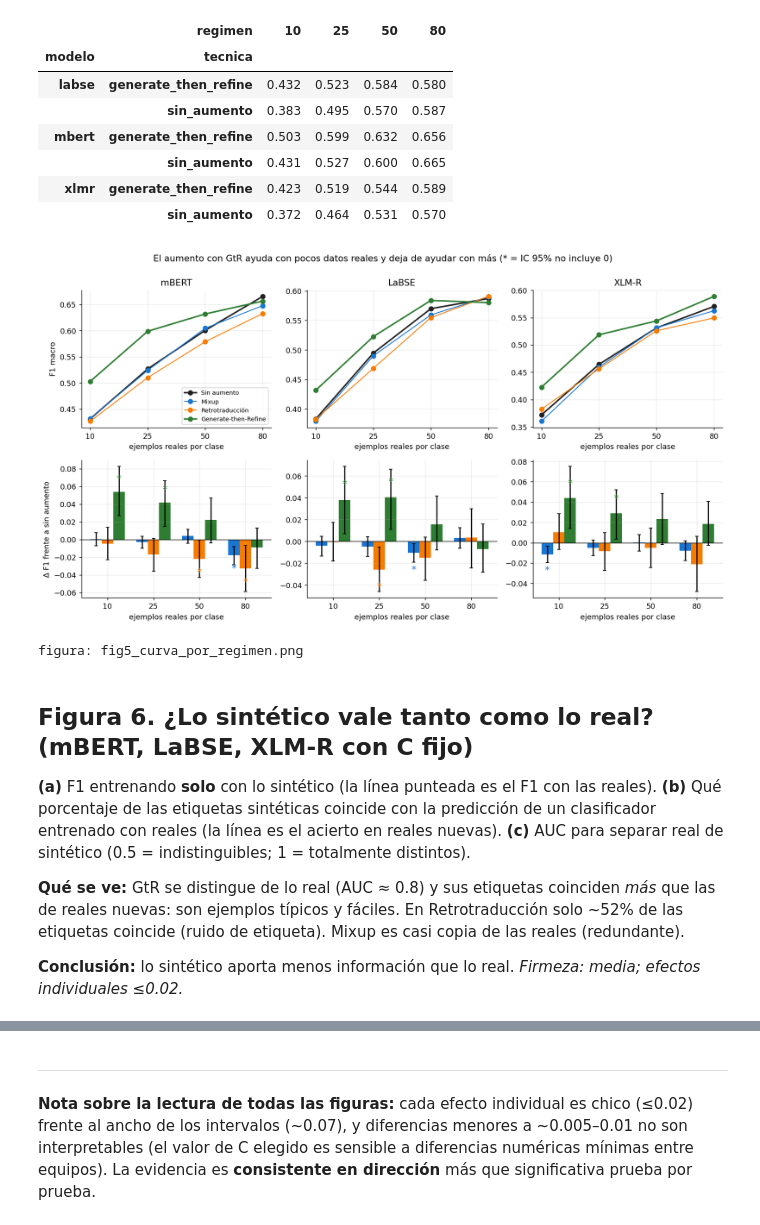
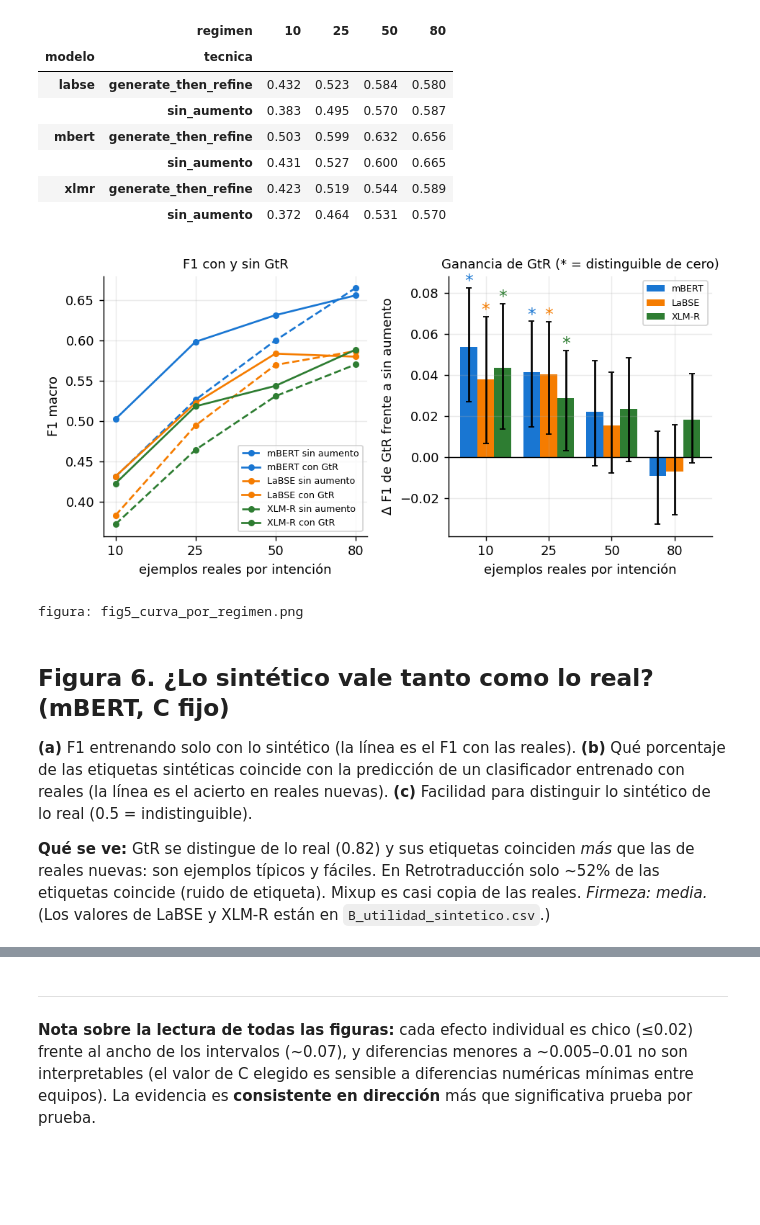
Before and after one commit to LhiaHC/shiwilu-tesis, a Jupyter notebook: oe2_aumento_de_datos/analisis_resultados/analisis_resultados_oe2.ipynb, the cells around one changed output, grey strips where cells are left out. Saved outputs shown, nothing was run; the diff lists cells and outputs as text; code cells hidden in the pictures; blank space fills up the shorter version.

```diff
--- a/oe2_aumento_de_datos/analisis_resultados/analisis_resultados_oe2.ipynb
+++ b/oe2_aumento_de_datos/analisis_resultados/analisis_resultados_oe2.ipynb
@@ -224,38 +222,34 @@ RR[RR.tecnica.isin(['sin_aumento','generate_then_refine'])].pivot_table(index=['
 | xlmr | generate_then_refine | 0.423 | 0.519 | 0.544 | 0.589 |
 |  | sin_aumento | 0.372 | 0.464 | 0.531 | 0.570 |
 # %%
-fig, ejes = plt.subplots(2, 3, figsize=(13, 7))
-POS = {10: 0, 25: 1, 50: 2, 80: 3}
-for j, m in enumerate(MOD):
-    ax = ejes[0, j]
-    for t in TEC:
+MC = {"mbert": "#1976d2", "labse": "#f57c00", "xlmr": "#2e7d32"}
+RR = pd.read_csv(REG / "resumen_por_regimen.csv"); RD = pd.read_csv(REG / "comparacion_pareada.csv")
+fig, ejes = plt.subplots(1, 2, figsize=(7.4, 3.7))
+ax = ejes[0]
+for m in MOD:
+    for t, ls, lab in (("sin_aumento", "--", "sin aumento"), ("generate_then_refine", "-", "con GtR")):
         g = RR[(RR.modelo == m) & (RR.tecnica == t)].sort_values("regimen")
-        ax.plot([POS[r] for r in g.regimen], g.f1_macro, marker="o", color=COL[t], label=TNOM[t], lw=2 if t in ("sin_aumento", "generate_then_refine") else 1.2)
-    ax.set_title(NOM[m]); ax.set_xticks(range(4)); ax.set_xticklabels(["10", "25", "50", "80"]); ax.set_xlabel("ejemplos reales por clase")
-    if j == 0:
-        ax.set_ylabel("F1 macro"); ax.legend(fontsize=8)
-    ax = ejes[1, j]
-    for k, t in enumerate(TEC[1:]):
-        g = RD[(RD.modelo == m) & (RD.tecnica == t)].sort_values("regimen")
-        xs = np.arange(4) + (k - 1) * 0.25
-        ax.bar(xs, g.dif_vs_sin_aumento, 0.25, color=COL[t], yerr=[g.dif_vs_sin_aumento - g.ic95_bajo, g.ic95_alto - g.dif_vs_sin_aumento], capsize=2, label=TNOM[t])
-        for xi, d, s in zip(xs, g.dif_vs_sin_aumento, g.distinguible_de_cero):
-            if s:
-                ax.text(xi, d + (0.012 if d > 0 else -0.018), "*", ha="center", fontsize=13, color=COL[t])
-    ax.axhline(0, color="k", lw=0.8); ax.set_xticks(range(4)); ax.set_xticklabels(["10", "25", "50", "80"]); ax.set_xlabel("ejemplos reales por clase")
-    if j == 0:
-        ax.set_ylabel("Δ F1 frente a sin aumento")
-fig.suptitle("El aumento con GtR ayuda con pocos datos reales y deja de ayudar con más (* = IC 95% no incluye 0)", y=1.0)
+        ax.plot(range(4), g.f1_macro, ls=ls, marker="o", ms=4, color=MC[m], label=f"{NOM[m]} {lab}")
+ax.set_xticks(range(4)); ax.set_xticklabels(["10", "25", "50", "80"]); ax.set_xlabel("ejemplos reales por intención"); ax.set_ylabel("F1 macro")
+ax.set_title("F1 con y sin GtR", fontsize=10); ax.legend(fontsize=7, loc="lower right")
+ax = ejes[1]
+for k, m in enumerate(MOD):
+    g = RD[(RD.modelo == m) & (RD.tecnica == "generate_then_refine")].sort_values("regimen")
+    xs = np.arange(4) + (k - 1) * 0.27
+    ax.bar(xs, g.dif_vs_sin_aumento, 0.27, color=MC[m], yerr=[g.dif_vs_sin_aumento - g.ic95_bajo, g.ic95_alto - g.dif_vs_sin_aumento], capsize=2, label=NOM[m])
+    for xi, top, s in zip(xs, g.ic95_alto, g.distinguible_de_cero):
+        if s:
+            ax.text(xi, top + 0.001, "*", ha="center", fontsize=13, color=MC[m])
+ax.axhline(0, color="k", lw=0.8); ax.set_xticks(range(4)); ax.set_xticklabels(["10", "25", "50", "80"]); ax.set_xlabel("ejemplos reales por intención")
+ax.set_ylabel("Δ F1 de GtR frente a sin aumento"); ax.set_title("Ganancia de GtR (* = distinguible de cero)", fontsize=10); ax.legend(fontsize=7, loc="upper right")
 guardar(fig, "fig5_curva_por_regimen.png")
 # %% [output]
-[figure, old version]
+[figure, new version]
 figura: fig5_curva_por_regimen.png
 # %% [markdown]
-## Figura 6. ¿Lo sintético vale tanto como lo real? (mBERT, LaBSE, XLM-R con C fijo)
+## Figura 6. ¿Lo sintético vale tanto como lo real? (mBERT, C fijo)
 
-**(a)** F1 entrenando **solo** con lo sintético (la línea punteada es el F1 con las reales). **(b)** Qué porcentaje de las etiquetas sintéticas coincide con la predicción de un clasificador entrenado con reales (la línea es el acierto en reales nuevas). **(c)** AUC para separar real de sintético (0.5 = indistinguibles; 1 = totalmente distintos).
+**(a)** F1 entrenando solo con lo sintético (la línea es el F1 con las reales). **(b)** Qué porcentaje de las etiquetas sintéticas coincide con la predicción de un clasificador entrenado con reales (la línea es el acierto en reales nuevas). **(c)** Facilidad para distinguir lo sintético de lo real (0.5 = indistinguible).
 
-**Qué se ve:** GtR se distingue de lo real (AUC ≈ 0.8) y sus etiquetas coinciden *más* que las de reales nuevas: son ejemplos típicos y fáciles. En Retrotraducción solo ~52% de las etiquetas coincide (ruido de etiqueta). Mixup es casi copia de las reales (redundante).
-
-**Conclusión:** lo sintético aporta menos información que lo real. *Firmeza: media; efectos individuales ≤0.02.*
+**Qué se ve:** GtR se distingue de lo real (0.82) y sus etiquetas coinciden *más* que las de reales nuevas: son ejemplos típicos y fáciles. En Retrotraducción solo ~52% de las etiquetas coincide (ruido de etiqueta). Mixup es casi copia de las reales. *Firmeza: media.* (Los valores de LaBSE y XLM-R están en `B_utilidad_sintetico.csv`.)
 # %%
```
Also changed, not shown: parts of 10 cells of this notebook, 9 other files.
